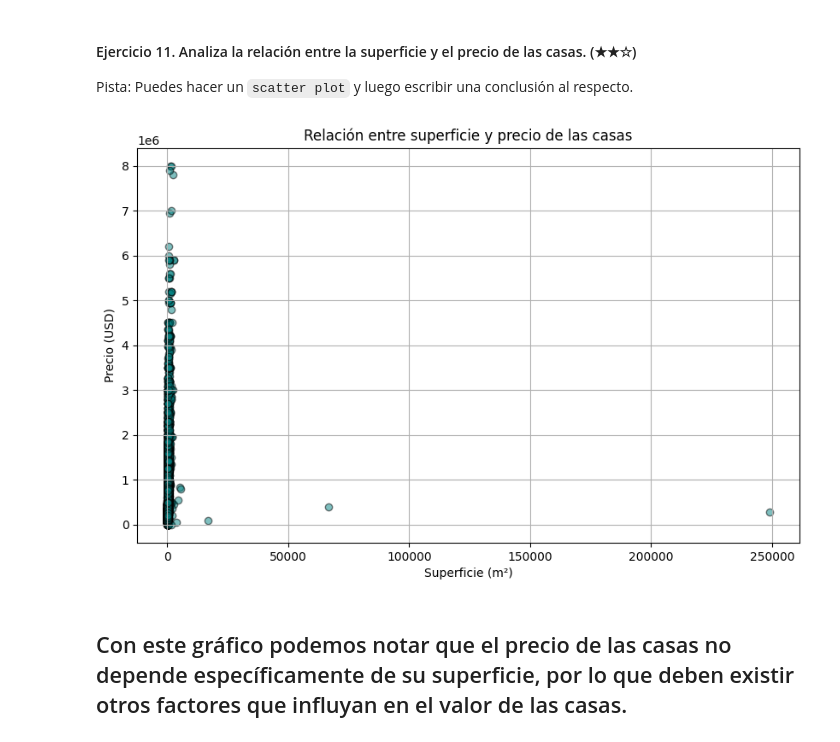
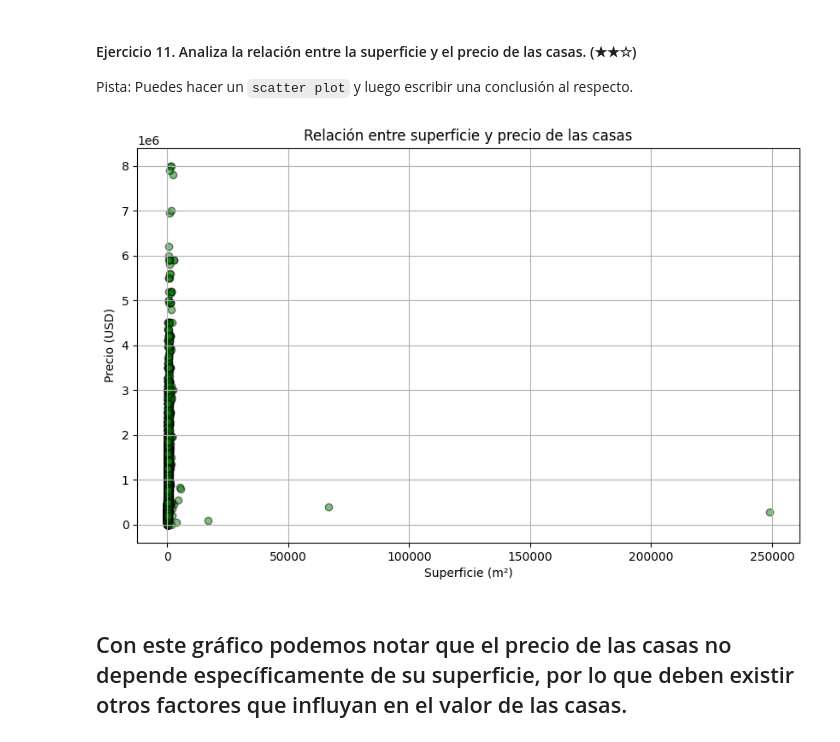
Before and after one commit to Somarhernandezo/Datos_inmobiliarios, a Jupyter notebook: project.es.ipynb, the cells around one changed output. Saved outputs shown, nothing was run; the diff lists cells and outputs as text; code cells hidden in the pictures.

```diff
--- a/project.es.ipynb
+++ b/project.es.ipynb
@@ -14,8 +14,8 @@ Empecemos precisamente con esa pregunta... ¡Buena suerte!
 import pandas as pd
 
 # Este archivo CSV contiene puntos y comas en lugar de comas como separadores
-ds = pd.read_csv('assets/real_estate.csv', sep=';')
-ds
+df = pd.read_csv('assets/real_estate.csv', sep=';')
+df
 # %% [output]
 |  | Unnamed: 0 | id_realEstates | isNew | realEstate_name | phone_realEstate | url_inmueble | rooms | ... |
 | 0 | 1 | 153771986 | False | ferrari 57 inmobiliaria | 912177526.0 | https://www.fotocasa.es/es/compra... | 3.0 | ... |
@@ -196,10 +196,10 @@ Imprime ambos promedios de precio por metro cuadrado y escribe una conclusión s
 
 Pista: Crea una nueva columna llamada `pps` (*price per square* o precio por metro cuadrado) y luego analiza los valores.
 # %%
-ds['pps'] = ds['price'] / ds['surface']
+df['pps'] = df['price'] / ds['surface']
 
-valdemorillo_pps = ds[ds['level5'] == "Valdemorillo"]['pps']
-galapagar_pps = ds[ds['level5'] == "Galapagar"]['pps']
+valdemorillo_pps = df[df['level5'] == "Valdemorillo"]['pps']
+galapagar_pps = df[df['level5'] == "Galapagar"]['pps']
 
 promedio_valdemorillo_pps = valdemorillo_pps.mean()
 promedio_galapagar_pps = galapagar_pps.mean()
@@ -221,14 +221,14 @@ Los promedios de precio por metro cuadrado no son iguales.
 Pista: Puedes hacer un `scatter plot` y luego escribir una conclusión al respecto.
 # %%
 plt.figure(figsize=(10,6))
-plt.scatter(ds['surface'], ds['price'], alpha=0.5, color='teal', edgecolors='k')
+plt.scatter(df['surface'], ds['price'], alpha=0.5, color='green', edgecolors='k')
 plt.title("Relación entre superficie y precio de las casas")
 plt.xlabel("Superficie (m²)")
 plt.ylabel("Precio (USD)")
 plt.grid(True)
 plt.show()
 # %% [output]
-[figure, old version]
+[figure, new version]
 # %% [markdown]
 ## Con este gráfico podemos notar que el precio de las casas no depende específicamente de su superficie, por lo que deben existir otros factores que influyan en el valor de las casas.
 # %% [markdown]
```
Also changed, not shown: parts of 12 cells of this notebook.
